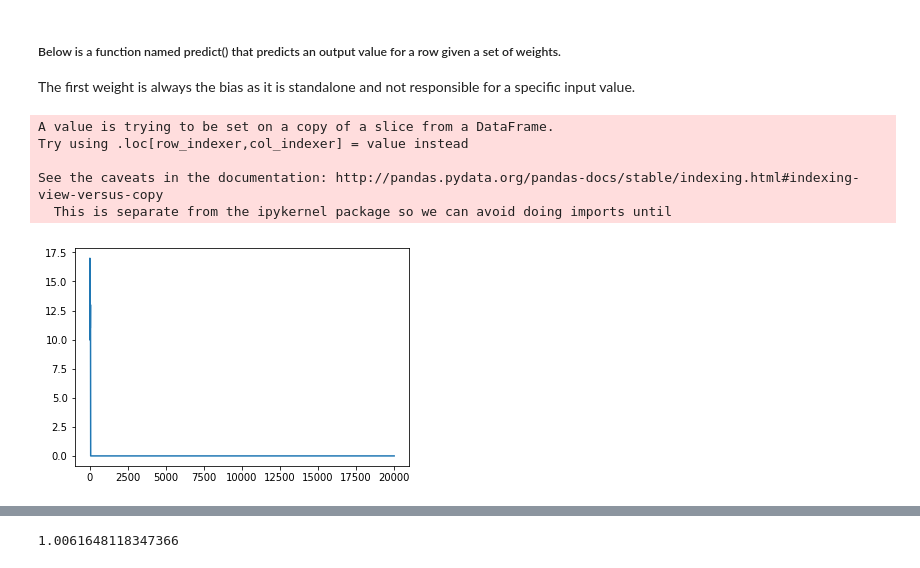
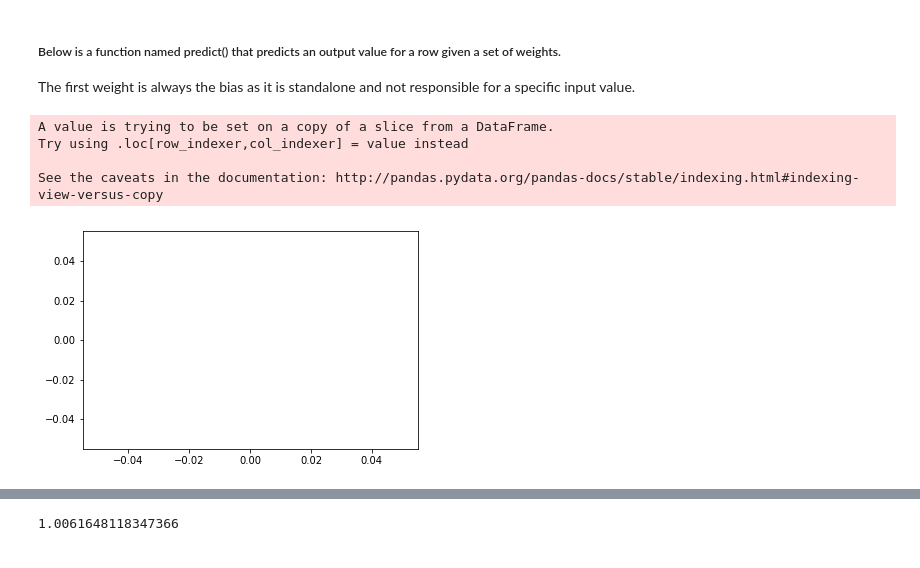
Before and after one commit to VoronaMV/ft_sommilier, a Jupyter notebook: ft_sommilier.ipynb, the cells around one changed output, grey strips where cells are left out. Cells and saved outputs as stored; diff of their text form; code cells hidden in the pictures.

Commit message:
ohhh. I expored wrong file. Everything is OK

```diff
--- a/ft_sommilier.ipynb
+++ b/ft_sommilier.ipynb
@@ -200,10 +200,3 @@ w(t+1)= w(t) + learning_rate * (expected(t) - predicted(t)) * x(t)
 # %% [markdown]
 ##### The bias is updated in a similar way, except without an input as it is not associated with a specific input value:
 bias(t+1) = bias(t) + learning_rate * (expected(t) - predicted(t))
-# %%
-df = red_wine_data[(red_wine_data['quality'] >=8) | (red_wine_data['quality'] <= 3)]
-df['y'] = df.apply(lambda data: 1.0 if data['quality'] >= 8 else 0.0, axis=1)
-
-# dataset = df.drop('quality', 1).drop('alcohol', 1).drop('density', 1)
-dataset = df[['alcohol', 'pH', 'y']]
-dataset.head(20)
@@ -251,13 +222,18 @@ class Perseptron:
         self.training_statistics = list()
         self.error = 0.0
 
+    @property
+    def stop_training(self):
+        if self.n_epoch == 0:
+            return self.wrong_predictions == 0 and self.current_epoch >
+        else:
+            return self.current_epoch == self.n_epoch
+
     def __predict(self, row):
         activation = self.weights[0]
         for i in range(len(row) - 1):
             activation += (self.weights[i + 1] * row[i])
-#         self.error = activation
-#         print(self.error)
-        return 1.0 if activation > 0.05 else 0.0
+        return 1.0 if activation > 0.0 else 0.0
 
     def __calculate_weights(self):
         for row in self.dataset:
@@ -266,17 +242,11 @@ class Perseptron:
                 self.correct_predictions += 1
             error = row[-1] - prediction
             self.sum_error += error**2
-#             self.sum_error += self.error**2
             self.weights[0] += (self.learning_rate * error)
-#             self.weights[0] += self.learning_rate * self.error
             for i in range(len(row) - 1):
                 self.weights[i + 1] += (self.learning_rate * error * row[i])
         self.accuracy = self.correct_predictions / len(self.dataset)
         self.wrong_predictions = len(self.dataset) - self.correct_predictions
-
-    @property
-    def stop_training(self):
-        return (self.n_epoch != 0 and self.current_epoch == self.n_epoch) or (self.n_epoch == 0 and self.sum_error == 0.0)
 
     def __clean_statistics(self):
         self.accuracy = 0.0
@@ -285,8 +255,6 @@ class Perseptron:
         self.sum_error = 0.0
 
     def train_perceptron(self):
-#         self.weights = [random.gauss(10.0, 20) for i in range(len(self.dataset[0]))]
-#         self.current_epoch = 0
         while True:
             if self.stop_training:
                 break
@@ -298,28 +266,20 @@ class Perseptron:
             self.__clean_statistics()
             self.current_epoch += 1
         return self.training_statistics
-
-
-# p = Perseptron(0.07, 200000, dataset.values)
-# result_data = p.train_perceptron()
 # %%
-# result_data = p.train_perceptron()
 dataset = red_wine_data[(red_wine_data['quality'] >=8) | (red_wine_data['quality'] <= 3)]
 dataset['y'] = dataset.apply(lambda data: 1.0 if data['quality'] >= 8 else 0.0, axis=1)
 dataset = dataset[['alcohol', 'pH', 'y']]
 
-p = Perseptron(0.01, 20000, dataset.values)
+p = Perseptron(0.01, 0, dataset.values)
 result_data = p.train_perceptron()
 errors = [elem[1] for elem in result_data]
 epochs = [elem[0] for elem in result_data]
 plt.plot(epochs, errors)
 plt.show()
-# weights = [[round(el, 3) for el in elem[2]] for elem in result_data]
-# weights
 # %% [output]
 A value is trying to be set on a copy of a slice from a DataFrame.
 Try using .loc[row_indexer,col_indexer] = value instead
 
 See the caveats in the documentation: http://pandas.pydata.org/pandas-docs/stable/indexing.html#indexing-view-versus-copy
-  This is separate from the ipykernel package so we can avoid doing imports until
-[figure, old version]
+[figure, new version]
```
Also changed, not shown: parts of 2 cells of this notebook.
